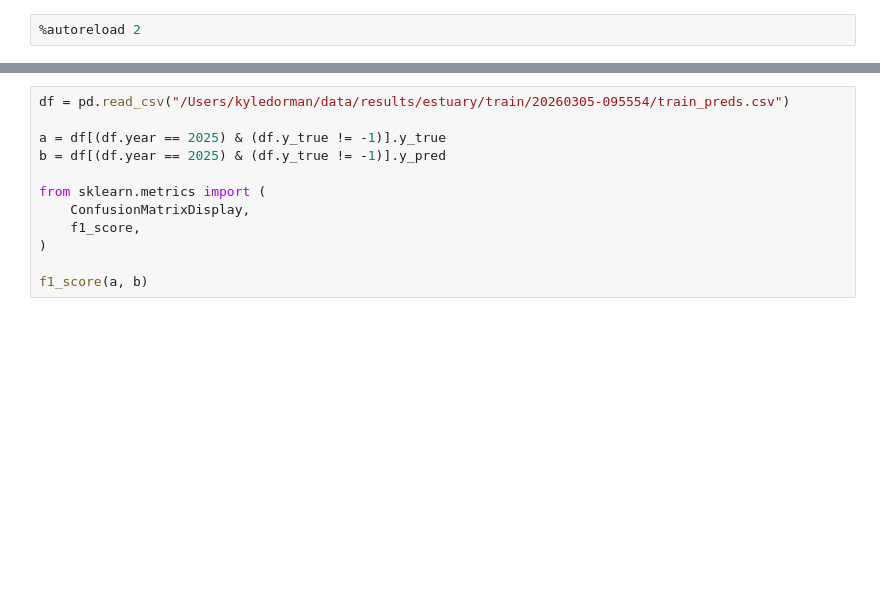
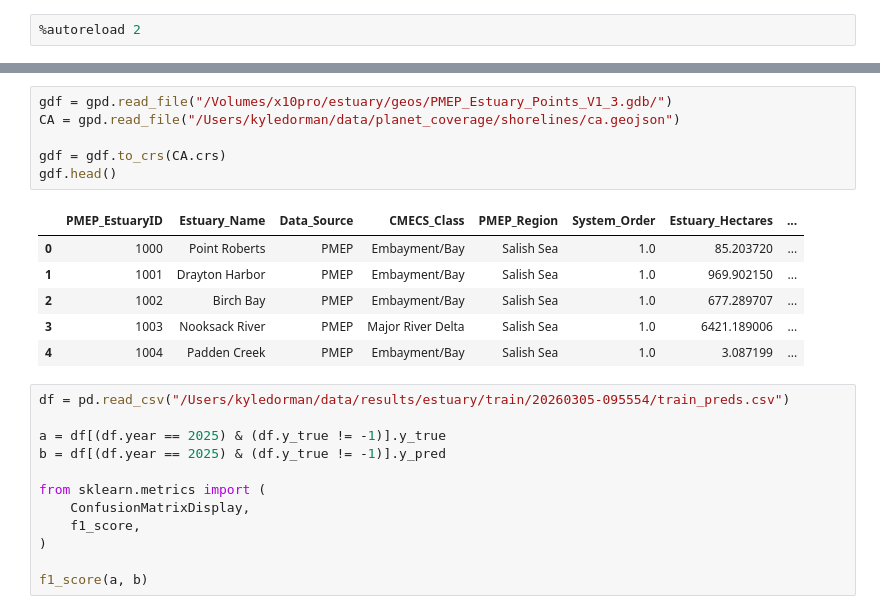
Before and after one commit to kyle-dorman/estuary, a Jupyter notebook: notebooks/muck.ipynb, the cells around one changed output, grey strips where cells are left out. Drawn from its saved outputs; the diff is of its cells as text; blank space fills up the shorter version.

```diff
--- a/notebooks/muck.ipynb
+++ b/notebooks/muck.ipynb
@@ -22,3 +30,16 @@ from estuary.util.img import contrast_stretch, false_color
+# %%
+gdf = gpd.read_file("/Volumes/x10pro/estuary/geos/PMEP_Estuary_Points_V1_3.gdb/")
+CA = gpd.read_file("/Users/kyledorman/data/planet_coverage/shorelines/ca.geojson")
+
+gdf = gdf.to_crs(CA.crs)
+gdf.head()
+# %% [output]
+|  | PMEP_EstuaryID | Estuary_Name | Data_Source | CMECS_Class | PMEP_Region | System_Order | Estuary_Hectares | ... |
+| 0 | 1000 | Point Roberts | PMEP | Embayment/Bay | Salish Sea | 1.0 | 85.203720 | ... |
+| 1 | 1001 | Drayton Harbor | PMEP | Embayment/Bay | Salish Sea | 1.0 | 969.902150 | ... |
+| 2 | 1002 | Birch Bay | PMEP | Embayment/Bay | Salish Sea | 1.0 | 677.289707 | ... |
+| 3 | 1003 | Nooksack River | PMEP | Major River Delta | Salish Sea | 1.0 | 6421.189006 | ... |
+| 4 | 1004 | Padden Creek | PMEP | Embayment/Bay | Salish Sea | 1.0 | 3.087199 | ... |
 # %%
 df = pd.read_csv("/Users/kyledorman/data/results/estuary/train/20260305-095554/train_preds.csv")
 
```
Also changed, not shown: parts of 3 cells of this notebook, 4 other files.
